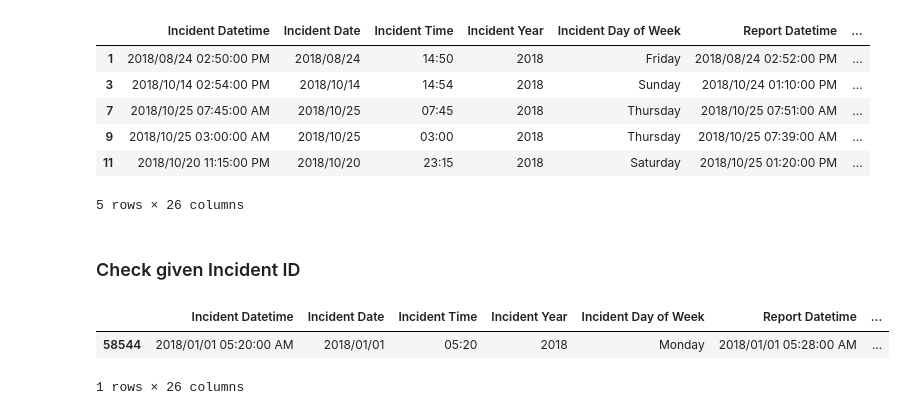
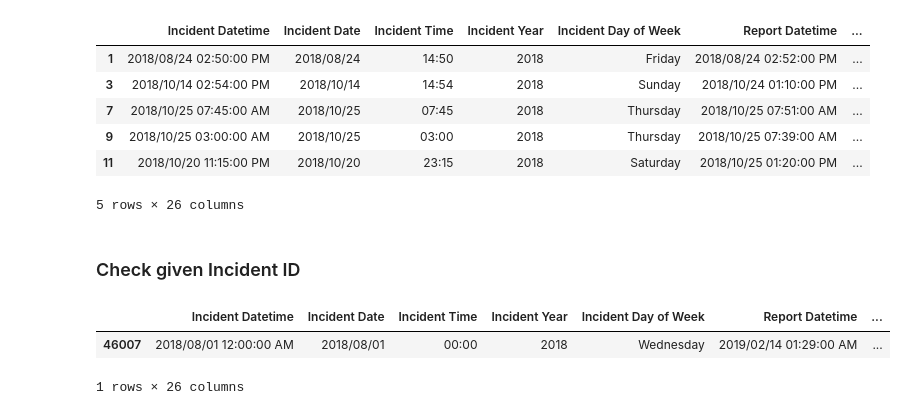
Before and after one commit to pattyjula/pondering-police-data, a Jupyter notebook: 00-data-cleanse-example/duplicates_remove.ipynb, the cells around one changed output. Saved outputs shown, nothing was run; the diff lists cells and outputs as text; code cells hidden in the pictures.

```diff
--- a/00-data-cleanse-example/duplicates_remove.ipynb
+++ b/00-data-cleanse-example/duplicates_remove.ipynb
@@ -58,8 +58,8 @@ df.head()
 ### Check given Incident ID
 # %%
 # Create query
-df.loc[df['Incident ID'] == 618910]
+df.loc[df['Incident Number'] == 196031692]
 # %% [output]
 |  | Incident Datetime | Incident Date | Incident Time | Incident Year | Incident Day of Week | Report Datetime | ... |
-| 58544 | 2018/01/01 05:20:00 AM | 2018/01/01 | 05:20 | 2018 | Monday | 2018/01/01 05:28:00 AM | ... |
+| 46007 | 2018/08/01 12:00:00 AM | 2018/08/01 | 00:00 | 2018 | Wednesday | 2019/02/14 01:29:00 AM | ... |
 1 rows × 26 columns
```
Also changed, not shown: parts of 2 cells of this notebook, 3 other files.
